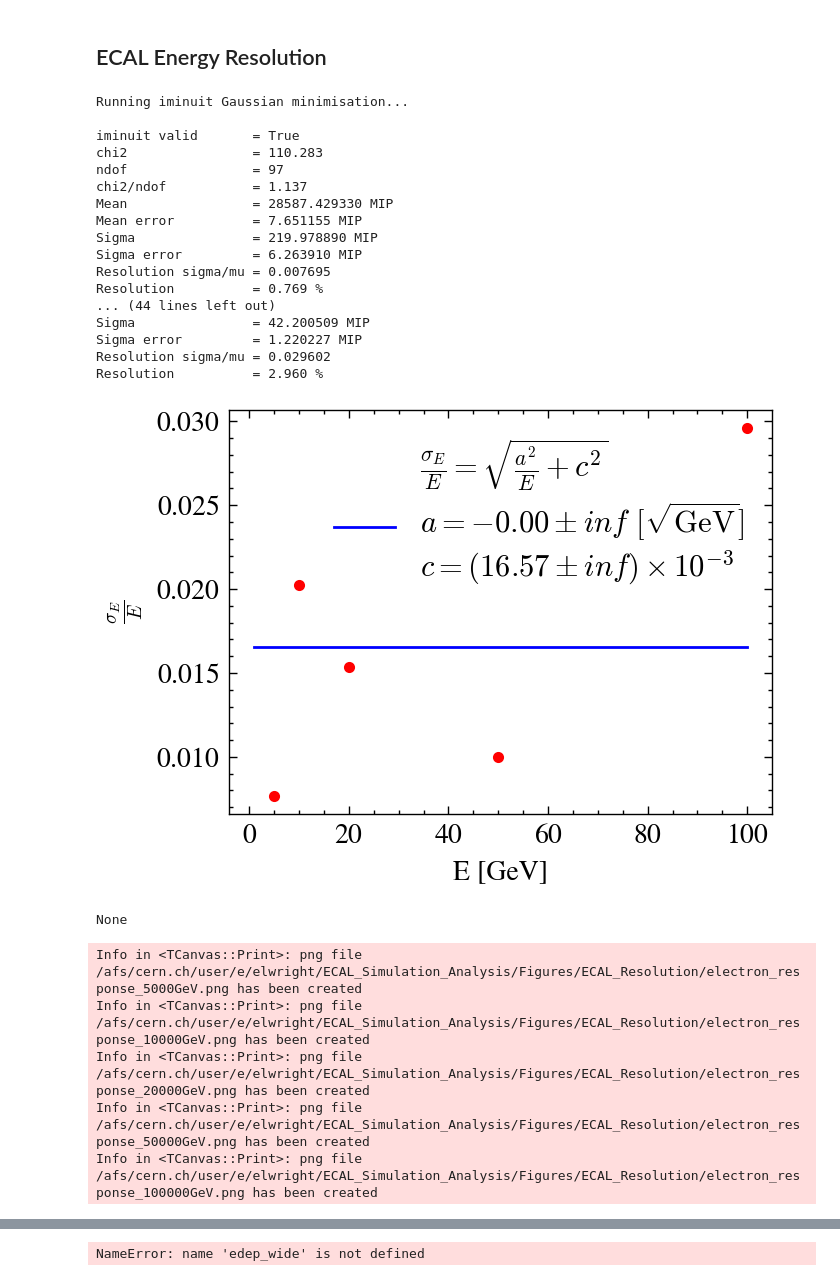
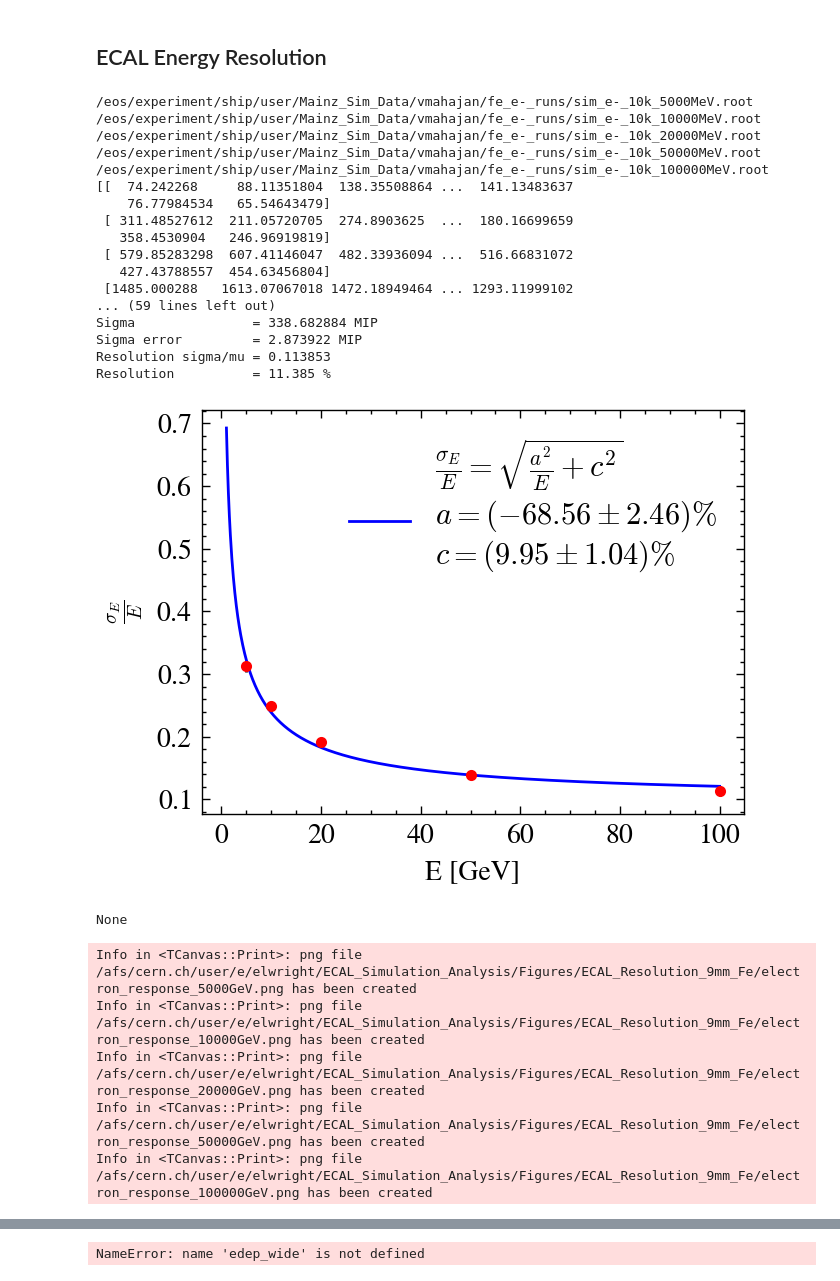
Before and after one commit to ElliottPWright/ECAL_Simulation_Analysis, a Jupyter notebook: Python/GeoModelSplitCal_Extraction.ipynb, the cells around one changed output, grey strips where cells are left out. Cells and saved outputs as stored; diff of their text form; code cells hidden in the pictures.

```diff
--- a/Python/GeoModelSplitCal_Extraction.ipynb
+++ b/Python/GeoModelSplitCal_Extraction.ipynb
@@ -129,38 +127,41 @@ Info in <TCanvas::Print>: png file /afs/cern.ch/user/e/elwright/ECAL_Simulation_
 # %%
 energies = np.array([5_000, 10_000, 20_000, 50_000, 100_000])
 
-file_path =  r"/eos/experiment/ship/user/Mainz_Sim_Data/ewrightl/sim_runs/run_ECAL_Resolution"
-plotting_directory = r"/afs/cern.ch/user/e/elwright/ECAL_Simulation_Analysis/Figures/ECAL_Resolution"
+# file_path =  r"/eos/experiment/ship/user/Mainz_Sim_Data/ewrightl/sim_runs/run_ECAL_Resolution"
+# plotting_directory = r"/afs/cern.ch/user/e/elwright/ECAL_Simulation_Analysis/Figures/ECAL_Resolution_3mm_Pb"
+
+file_path =  r"/eos/experiment/ship/user/Mainz_Sim_Data/vmahajan/fe_e-_runs/"
+plotting_directory = r"/afs/cern.ch/user/e/elwright/ECAL_Simulation_Analysis/Figures/ECAL_Resolution_9mm_Fe"
 
 ECAL = ECAL_Resolution(file_path, plotting_directory)
 
 results = ECAL.perform_fit(energies, plotting_directory)
 print(results)
 # %% [output]
-Running iminuit Gaussian minimisation...
-
-iminuit valid       = True
-chi2                = 110.283
-ndof                = 97
-chi2/ndof           = 1.137
-Mean                = 28587.429330 MIP
-Mean error          = 7.651155 MIP
-Sigma               = 219.978890 MIP
-Sigma error         = 6.263910 MIP
-Resolution sigma/mu = 0.007695
-Resolution          = 0.769 %
-... (44 lines left out)
-Sigma               = 42.200509 MIP
-Sigma error         = 1.220227 MIP
-Resolution sigma/mu = 0.029602
-Resolution          = 2.960 %
+/eos/experiment/ship/user/Mainz_Sim_Data/vmahajan/fe_e-_runs/sim_e-_10k_5000MeV.root
+/eos/experiment/ship/user/Mainz_Sim_Data/vmahajan/fe_e-_runs/sim_e-_10k_10000MeV.root
+/eos/experiment/ship/user/Mainz_Sim_Data/vmahajan/fe_e-_runs/sim_e-_10k_20000MeV.root
+/eos/experiment/ship/user/Mainz_Sim_Data/vmahajan/fe_e-_runs/sim_e-_10k_50000MeV.root
+/eos/experiment/ship/user/Mainz_Sim_Data/vmahajan/fe_e-_runs/sim_e-_10k_100000MeV.root
+[[  74.242268     88.11351804  138.35508864 ...  141.13483637
+    76.77984534   65.54643479]
+ [ 311.48527612  211.05720705  274.8903625  ...  180.16699659
+   358.4530904   246.96919819]
+ [ 579.85283298  607.41146047  482.33936094 ...  516.66831072
+   427.43788557  454.63456804]
+ [1485.000288   1613.07067018 1472.18949464 ... 1293.11999102
+... (59 lines left out)
+Sigma               = 338.682884 MIP
+Sigma error         = 2.873922 MIP
+Resolution sigma/mu = 0.113853
+Resolution          = 11.385 %
-[figure, old version]
+[figure, new version]
 None
-Info in <TCanvas::Print>: png file /afs/cern.ch/user/e/elwright/ECAL_Simulation_Analysis/Figures/ECAL_Resolution/electron_response_5000GeV.png has been created
-Info in <TCanvas::Print>: png file /afs/cern.ch/user/e/elwright/ECAL_Simulation_Analysis/Figures/ECAL_Resolution/electron_response_10000GeV.png has been created
-Info in <TCanvas::Print>: png file /afs/cern.ch/user/e/elwright/ECAL_Simulation_Analysis/Figures/ECAL_Resolution/electron_response_20000GeV.png has been created
-Info in <TCanvas::Print>: png file /afs/cern.ch/user/e/elwright/ECAL_Simulation_Analysis/Figures/ECAL_Resolution/electron_response_50000GeV.png has been created
-Info in <TCanvas::Print>: png file /afs/cern.ch/user/e/elwright/ECAL_Simulation_Analysis/Figures/ECAL_Resolution/electron_response_100000GeV.png has been created
+Info in <TCanvas::Print>: png file /afs/cern.ch/user/e/elwright/ECAL_Simulation_Analysis/Figures/ECAL_Resolution_9mm_Fe/electron_response_5000GeV.png has been created
+Info in <TCanvas::Print>: png file /afs/cern.ch/user/e/elwright/ECAL_Simulation_Analysis/Figures/ECAL_Resolution_9mm_Fe/electron_response_10000GeV.png has been created
+Info in <TCanvas::Print>: png file /afs/cern.ch/user/e/elwright/ECAL_Simulation_Analysis/Figures/ECAL_Resolution_9mm_Fe/electron_response_20000GeV.png has been created
+Info in <TCanvas::Print>: png file /afs/cern.ch/user/e/elwright/ECAL_Simulation_Analysis/Figures/ECAL_Resolution_9mm_Fe/electron_response_50000GeV.png has been created
+Info in <TCanvas::Print>: png file /afs/cern.ch/user/e/elwright/ECAL_Simulation_Analysis/Figures/ECAL_Resolution_9mm_Fe/electron_response_100000GeV.png has been created
 # %%
 
 # ============================================================
```
Also changed, not shown: parts of 8 cells of this notebook, 2 other files.
